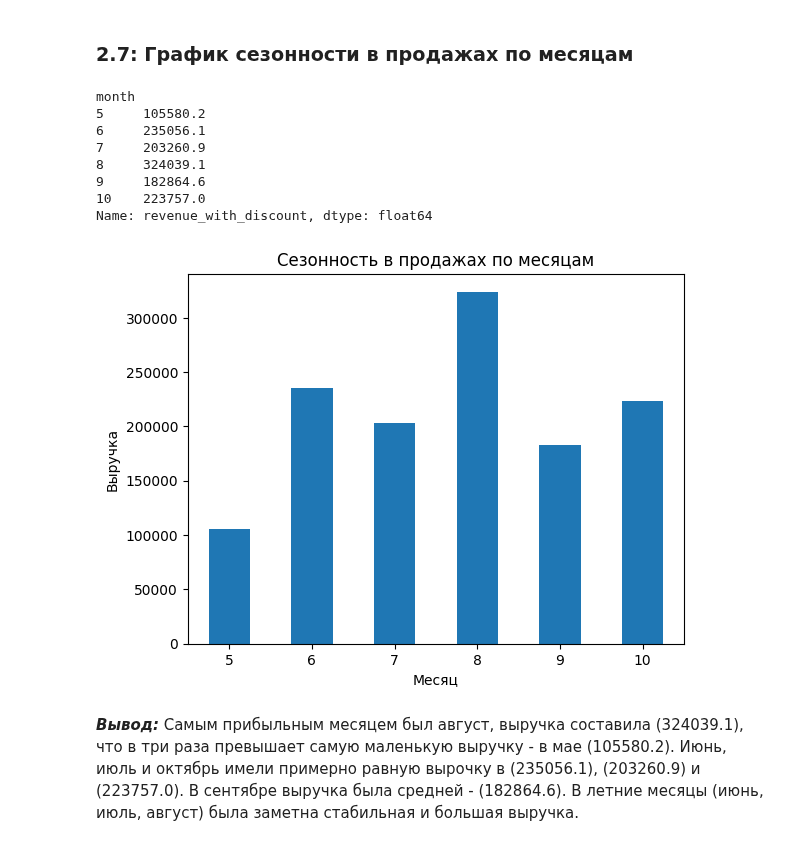
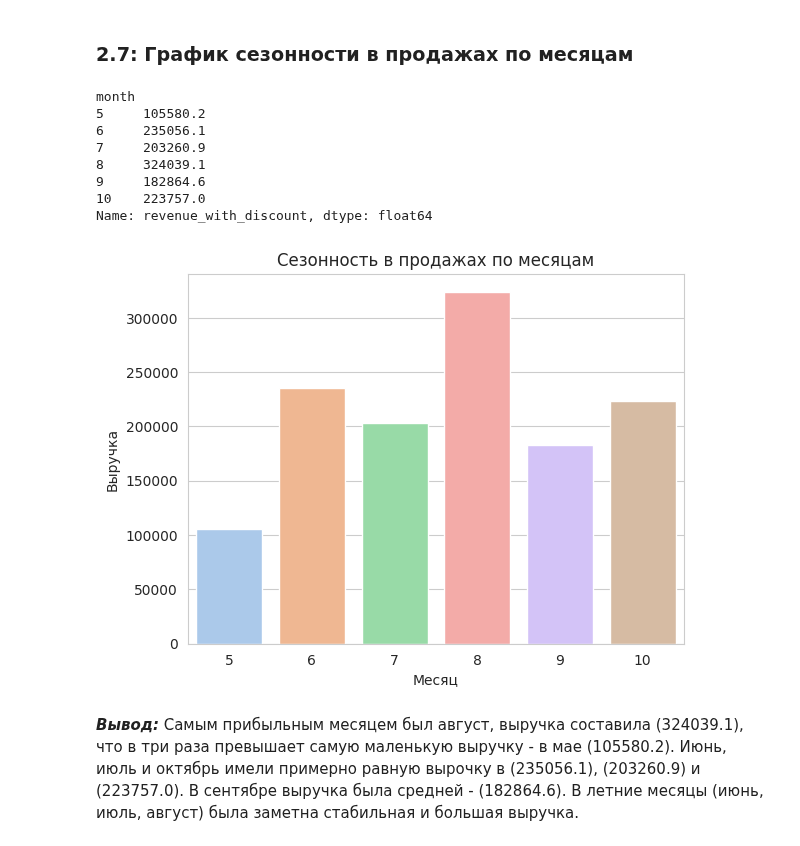
Before and after one commit to zhukovrost/lyceumFinalProject, a Jupyter notebook: project.ipynb, the cells around one changed output. Cells and saved outputs as stored; diff of their text form; code cells hidden in the pictures.

```diff
--- a/project.ipynb
+++ b/project.ipynb
@@ -61,6 +61,7 @@ import scipy.stats as st
 warnings.filterwarnings('ignore')
 TEST_SIZE = 0.15
 RANDOM_STATE = 42
+PALETTE = "pastel"
 # %% [markdown]
 ## 0.3: Загрузка данных
 # %%
@@ -489,22 +474,18 @@ email-рассылки        17   6
 # %%
 month_rev = df.groupby('month')['revenue_with_discount'].sum()
 print(month_rev)
-month_rev.plot(kind='bar')
-plt.title('Сезонность в продажах по месяцам')
-plt.xlabel('Месяц')
-plt.xticks(rotation=0)
-plt.ylabel('Выручка')
-plt.show()
+
+print_bar_plot(month_rev, 'Сезонность в продажах по месяцам', 'Месяц', 'Выручка')
 # %% [output]
 month
 5     105580.2
 6     235056.1
 7     203260.9
 8     324039.1
 9     182864.6
 10    223757.0
 Name: revenue_with_discount, dtype: float64
-[figure, old version]
+[figure, new version]
 # %% [markdown]
 ***Вывод:*** Самым прибыльным месяцем был август, выручка составила (324039.1), что в три раза превышает самую маленькую выручку - в мае (105580.2). Июнь, июль и октябрь имели примерно равную вырочку в (235056.1), (203260.9) и (223757.0). В сентябре выручка была средней - (182864.6). В летние месяцы (июнь, июль, август) была заметна стабильная и большая выручка.
 # %% [markdown]
```
Also changed, not shown: parts of 32 cells of this notebook.
